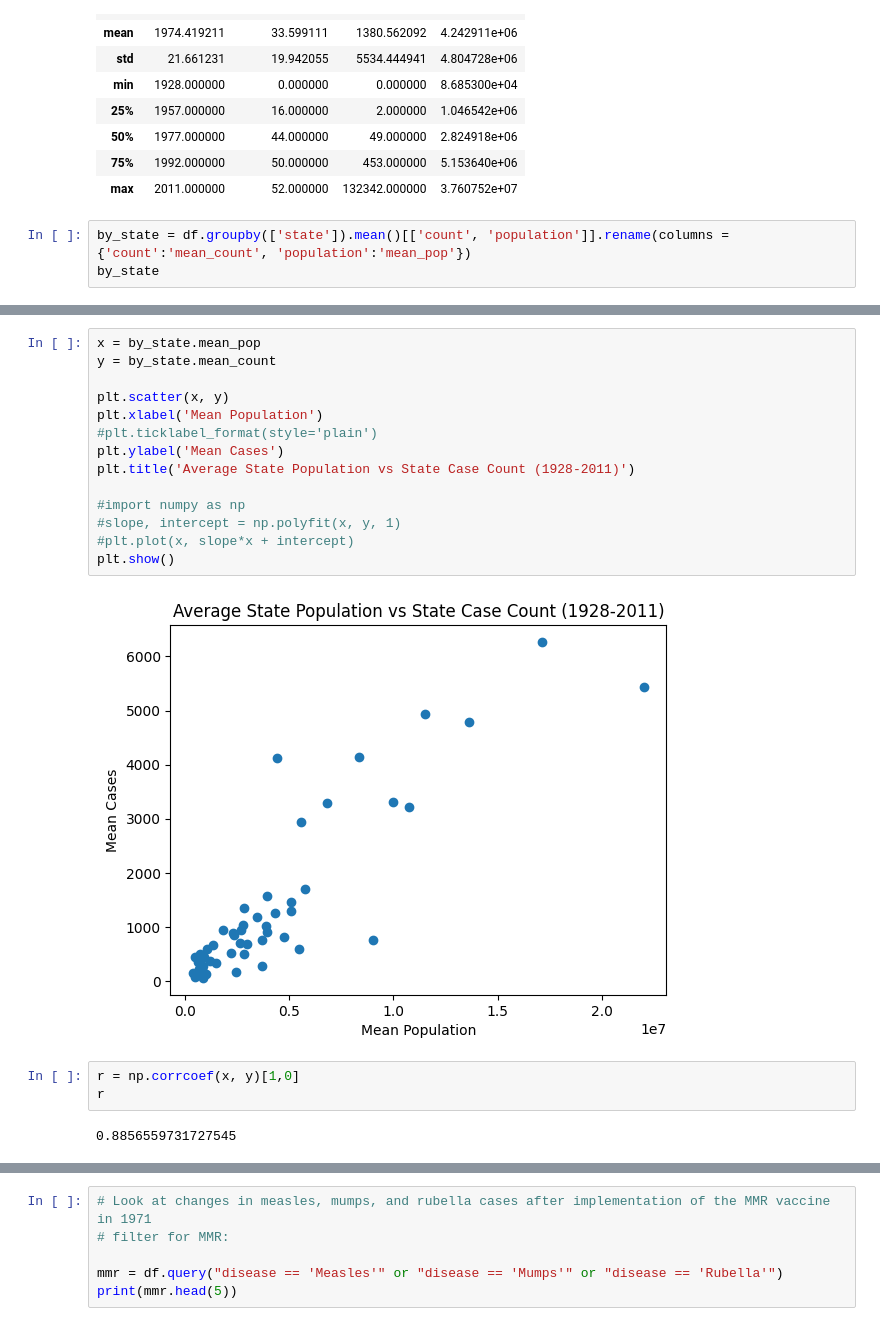
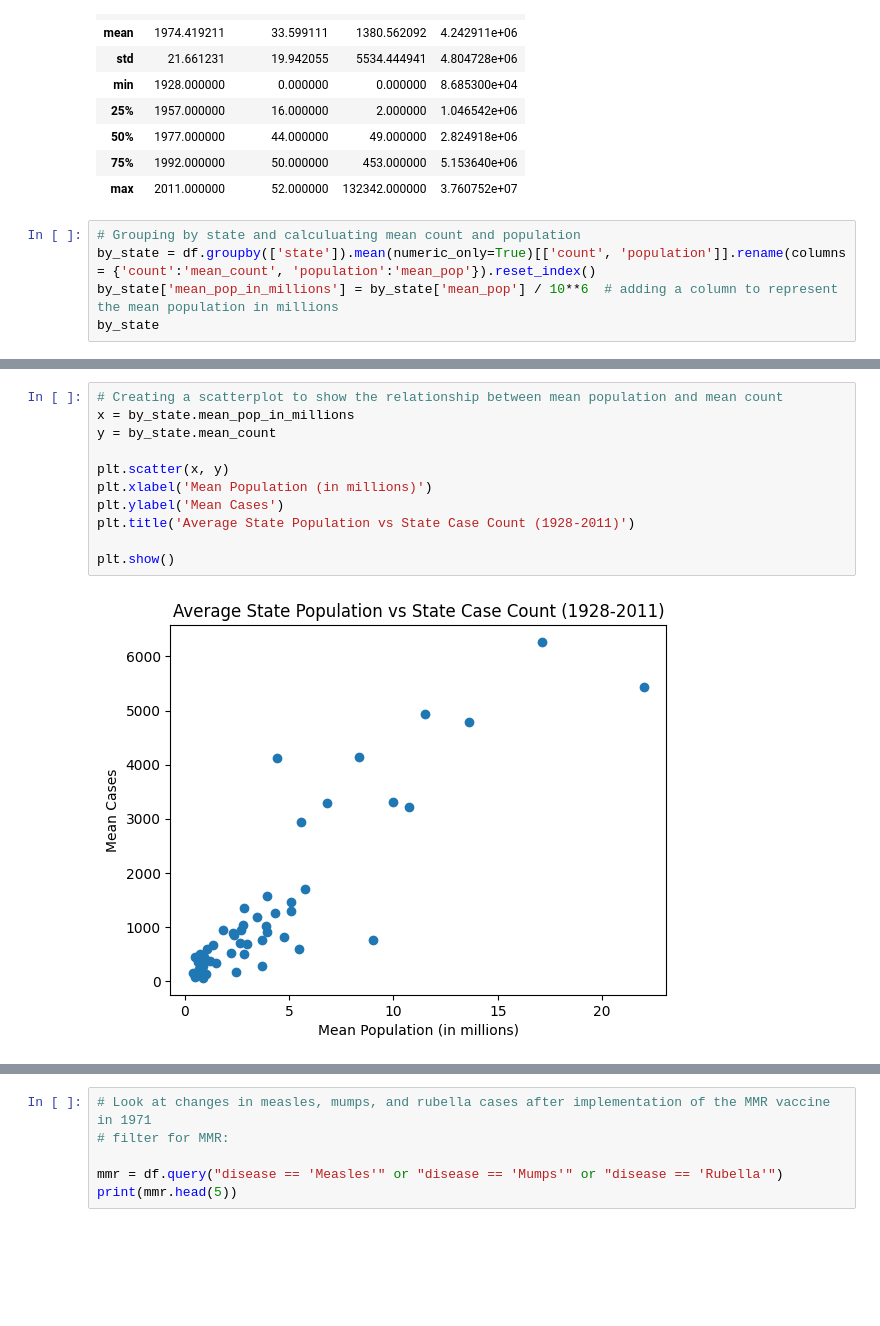
Before and after one commit to adinsa1/Data110, a Jupyter notebook: DATA_201_Project_1.ipynb, the cells around one changed output, grey strips where cells are left out. Saved outputs shown, nothing was run; the diff lists cells and outputs as text; blank space fills up the shorter version.

```diff
--- a/DATA_201_Project_1.ipynb
+++ b/DATA_201_Project_1.ipynb
@@ -51,6 +52,8 @@ df.describe()
 | 75% | 1992.000000 | 50.000000 | 453.000000 | 5.153640e+06 |
 | max | 2011.000000 | 52.000000 | 132342.000000 | 3.760752e+07 |
 # %%
-by_state = df.groupby(['state']).mean()[['count', 'population']].rename(columns = {'count':'mean_count', 'population':'mean_pop'})
+# Grouping by state and calculuating mean count and population
+by_state = df.groupby(['state']).mean(numeric_only=True)[['count', 'population']].rename(columns = {'count':'mean_count', 'population':'mean_pop'}).reset_index()
+by_state['mean_pop_in_millions'] = by_state['mean_pop'] / 10**6  # adding a column to represent the mean population in millions
 by_state
 # %% [output]
@@ -75,21 +77,13 @@ by_state
 # %%
-x = by_state.mean_pop
+# Creating a scatterplot to show the relationship between mean population and mean count
+x = by_state.mean_pop_in_millions
 y = by_state.mean_count
 
 plt.scatter(x, y)
-plt.xlabel('Mean Population')
-#plt.ticklabel_format(style='plain')
+plt.xlabel('Mean Population (in millions)')
 plt.ylabel('Mean Cases')
 plt.title('Average State Population vs State Case Count (1928-2011)')
 
-#import numpy as np
-#slope, intercept = np.polyfit(x, y, 1)
-#plt.plot(x, slope*x + intercept)
 plt.show()
 # %% [output]
-[figure, old version]
+[figure, new version]
-# %%
-r = np.corrcoef(x, y)[1,0]
-r
-# %% [output]
-0.8856559731727545
```
Also changed, not shown: parts of 17 cells of this notebook.
